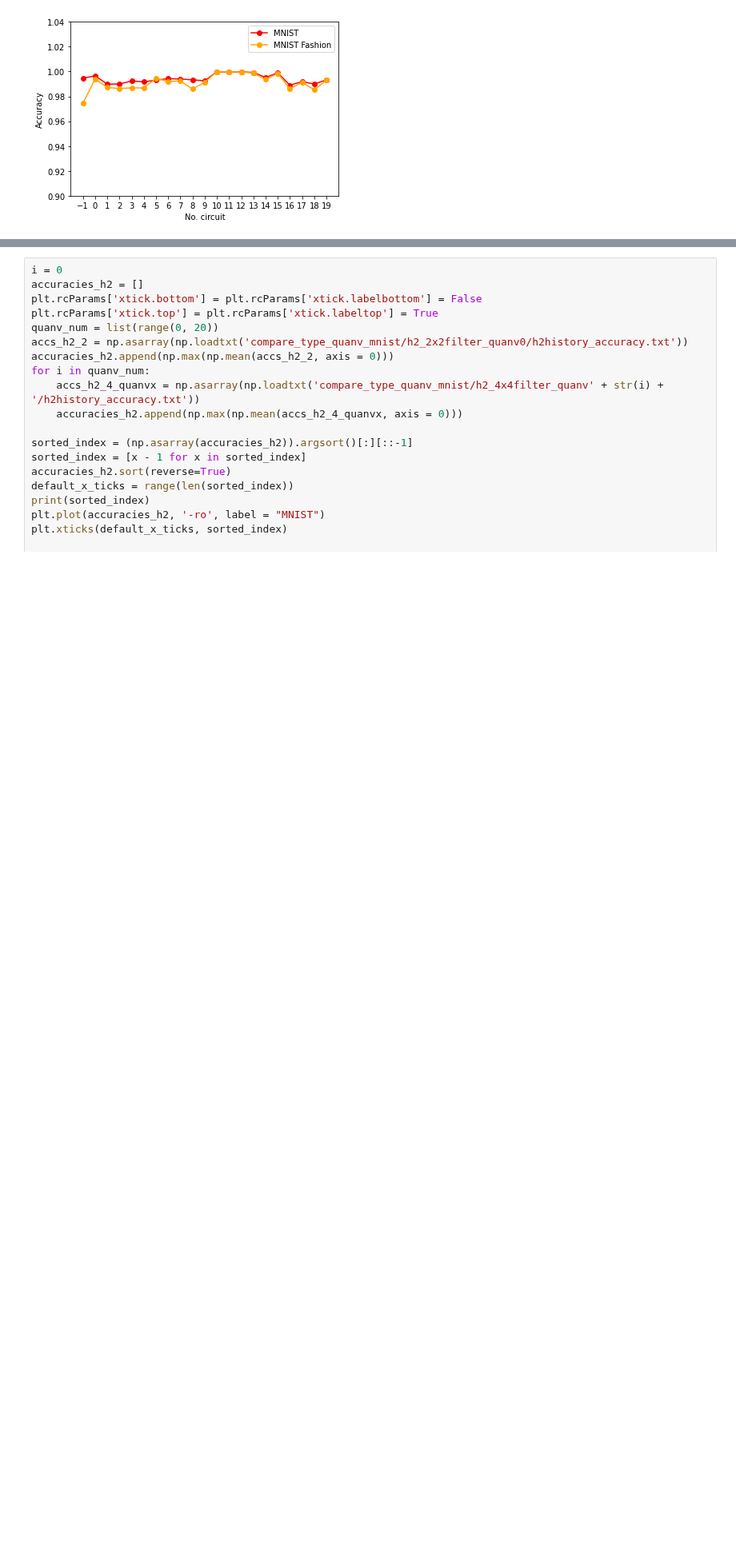
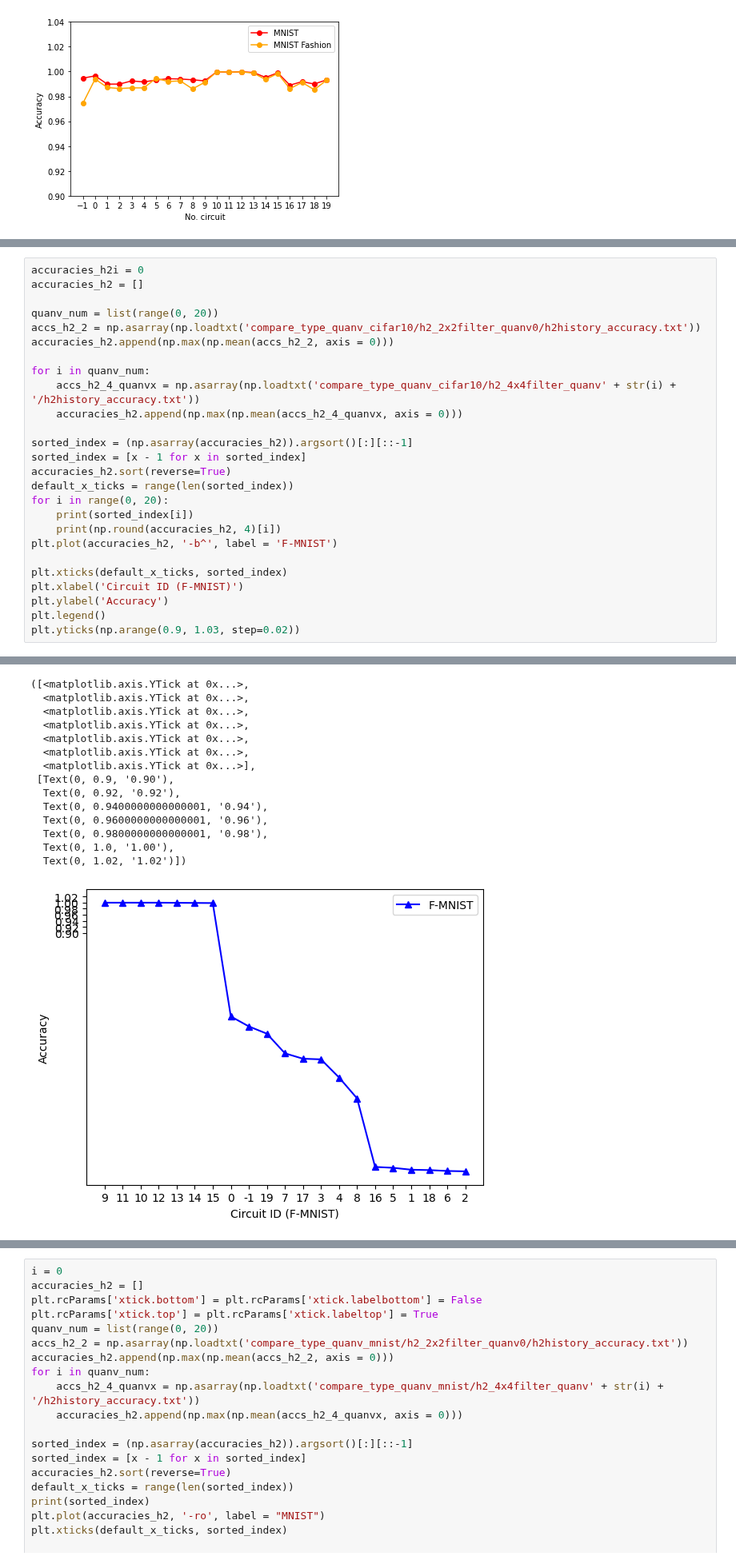
Before and after one commit to vutuanhai237/DynamicQNN, a Jupyter notebook: codes/plt_baseline copy 2.ipynb, the cells around one changed output, grey strips where cells are left out. Shown at 80% size. Drawn from its saved outputs; the diff is of its cells as text; blank space fills up the shorter version.

```diff
--- a/codes/plt_baseline copy 2.ipynb
+++ b/codes/plt_baseline copy 2.ipynb
@@ -216,0 +237,27 @@ plt.savefig("compare_type_quanv_mnist.svg", format = "svg", dpi = 1000)
+# %%
+accuracies_h2i = 0
+accuracies_h2 = []
+
+quanv_num = list(range(0, 20))
+accs_h2_2 = np.asarray(np.loadtxt('compare_type_quanv_cifar10/h2_2x2filter_quanv0/h2history_accuracy.txt'))
+accuracies_h2.append(np.max(np.mean(accs_h2_2, axis = 0)))
+
+for i in quanv_num:
+    accs_h2_4_quanvx = np.asarray(np.loadtxt('compare_type_quanv_cifar10/h2_4x4filter_quanv' + str(i) + '/h2history_accuracy.txt'))
+    accuracies_h2.append(np.max(np.mean(accs_h2_4_quanvx, axis = 0)))
+
+sorted_index = (np.asarray(accuracies_h2)).argsort()[:][::-1]
+sorted_index = [x - 1 for x in sorted_index]
+accuracies_h2.sort(reverse=True)
+default_x_ticks = range(len(sorted_index))
+for i in range(0, 20):
+    print(sorted_index[i])
+    print(np.round(accuracies_h2, 4)[i])
+plt.plot(accuracies_h2, '-b^', label = 'F-MNIST')
+
+plt.xticks(default_x_ticks, sorted_index)
+plt.xlabel('Circuit ID (F-MNIST)')
+plt.ylabel('Accuracy')
+plt.legend()
+plt.yticks(np.arange(0.9, 1.03, step=0.02))
+# %% [output]
@@ -216,0 +281,15 @@ plt.savefig("compare_type_quanv_mnist.svg", format = "svg", dpi = 1000)
+([<matplotlib.axis.YTick at 0x...>,
+  <matplotlib.axis.YTick at 0x...>,
+  <matplotlib.axis.YTick at 0x...>,
+  <matplotlib.axis.YTick at 0x...>,
+  <matplotlib.axis.YTick at 0x...>,
+  <matplotlib.axis.YTick at 0x...>,
+  <matplotlib.axis.YTick at 0x...>],
+ [Text(0, 0.9, '0.90'),
+  Text(0, 0.92, '0.92'),
+  Text(0, 0.9400000000000001, '0.94'),
+  Text(0, 0.9600000000000001, '0.96'),
+  Text(0, 0.9800000000000001, '0.98'),
+  Text(0, 1.0, '1.00'),
+  Text(0, 1.02, '1.02')])
+[figure, added]
```
Also changed, not shown: parts of 3 cells of this notebook, 42 other files.
